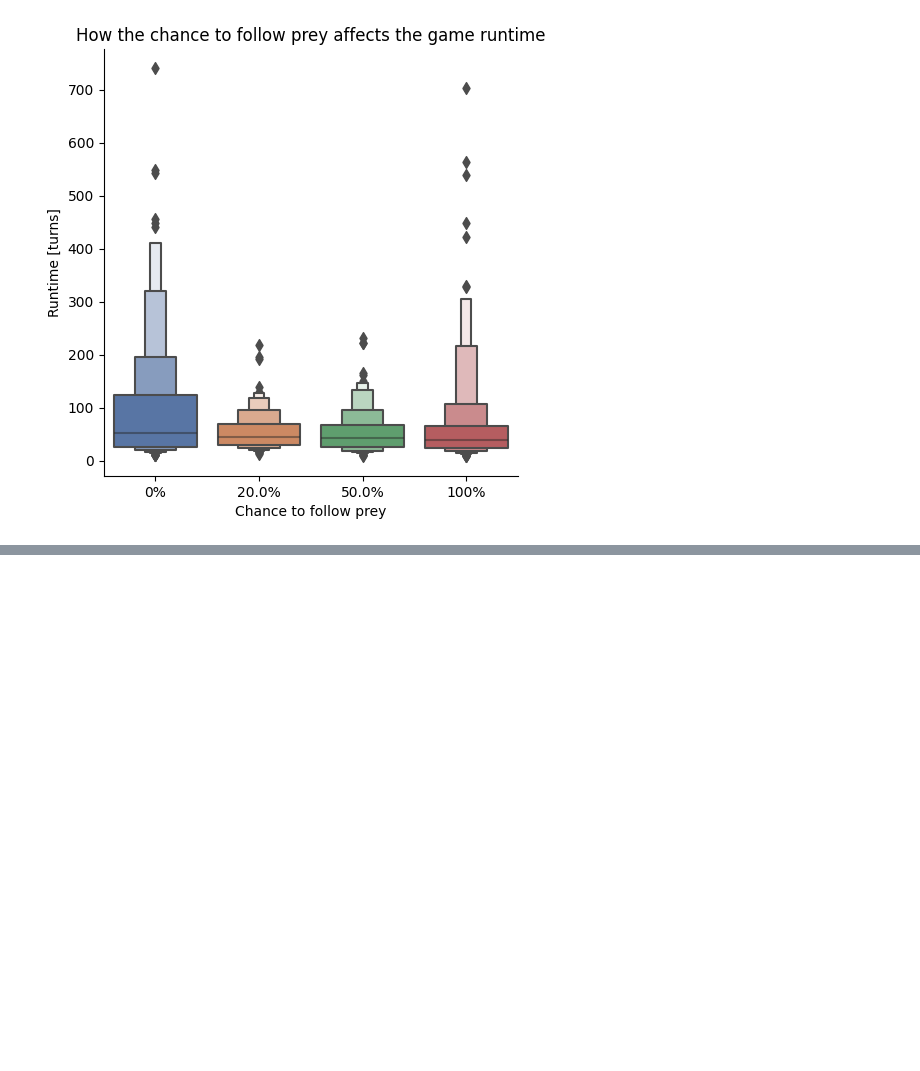
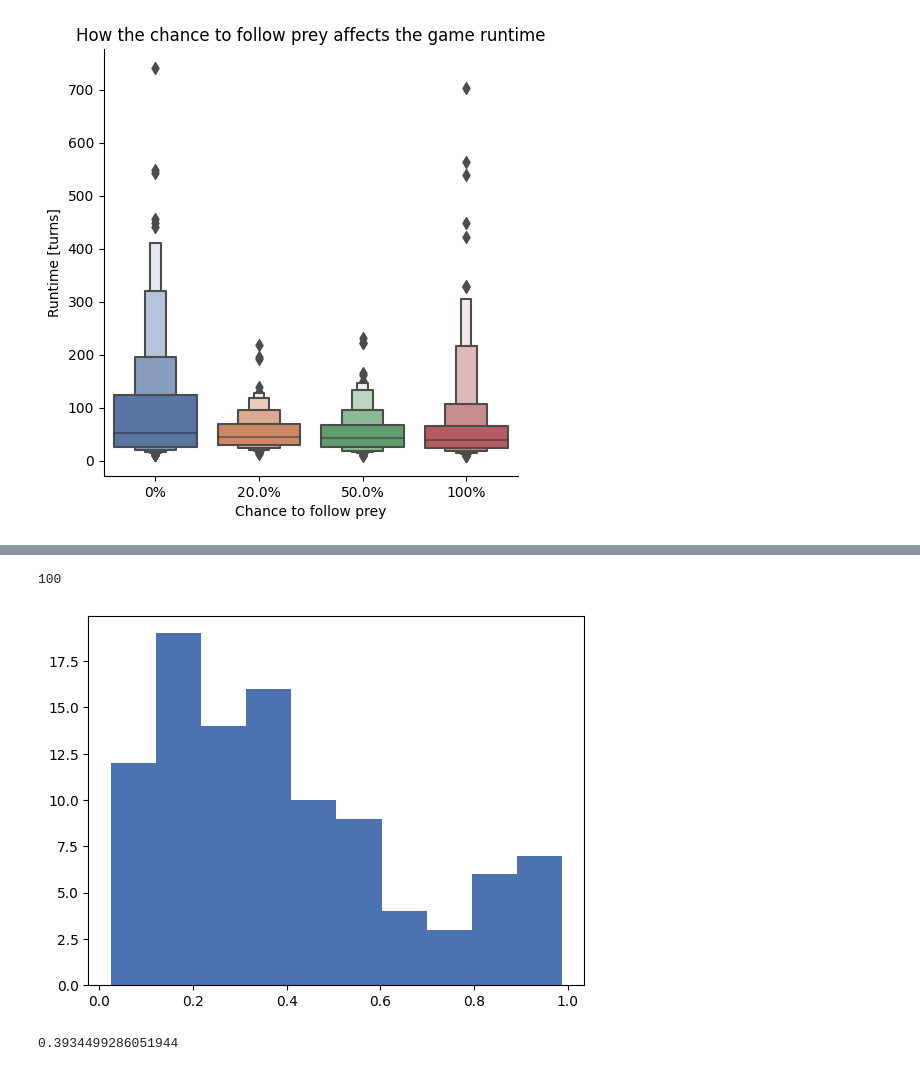
Before and after one commit to diamenciarz/Agent_Coordination, a Jupyter notebook: PlotResults.ipynb, the cells around one changed output, grey strips where cells are left out. Saved outputs shown, nothing was run; the diff lists cells and outputs as text; code cells hidden in the pictures; blank space fills up the shorter version.

```diff
--- a/PlotResults.ipynb
+++ b/PlotResults.ipynb
@@ -75,0 +136,24 @@ plt.show()
+# %%
+import scipy.stats as stats
+p_values = []
+name = "Howl strength"
+
+for i in range(100):
+    post = all_results[all_results[name]==20]["Runtime [turns]"]
+    n2 = post.shape[0]
+    pre = all_results[all_results[name]==10]["Runtime [turns]"]
+    pre = np.random.choice(pre, n2)
+
+    p = stats.ttest_rel(pre, post)[1]
+    p_values.append(p)
+
+p_values = np.array(p_values)
+p_values
+plt.hist(p_values)
+print(len(p_values))
+plt.show()
+print(p_values.mean())
+# %% [output]
+100
+[figure, added]
+0.3934499286051944
```
Also changed, not shown: parts of 11 cells of this notebook.
